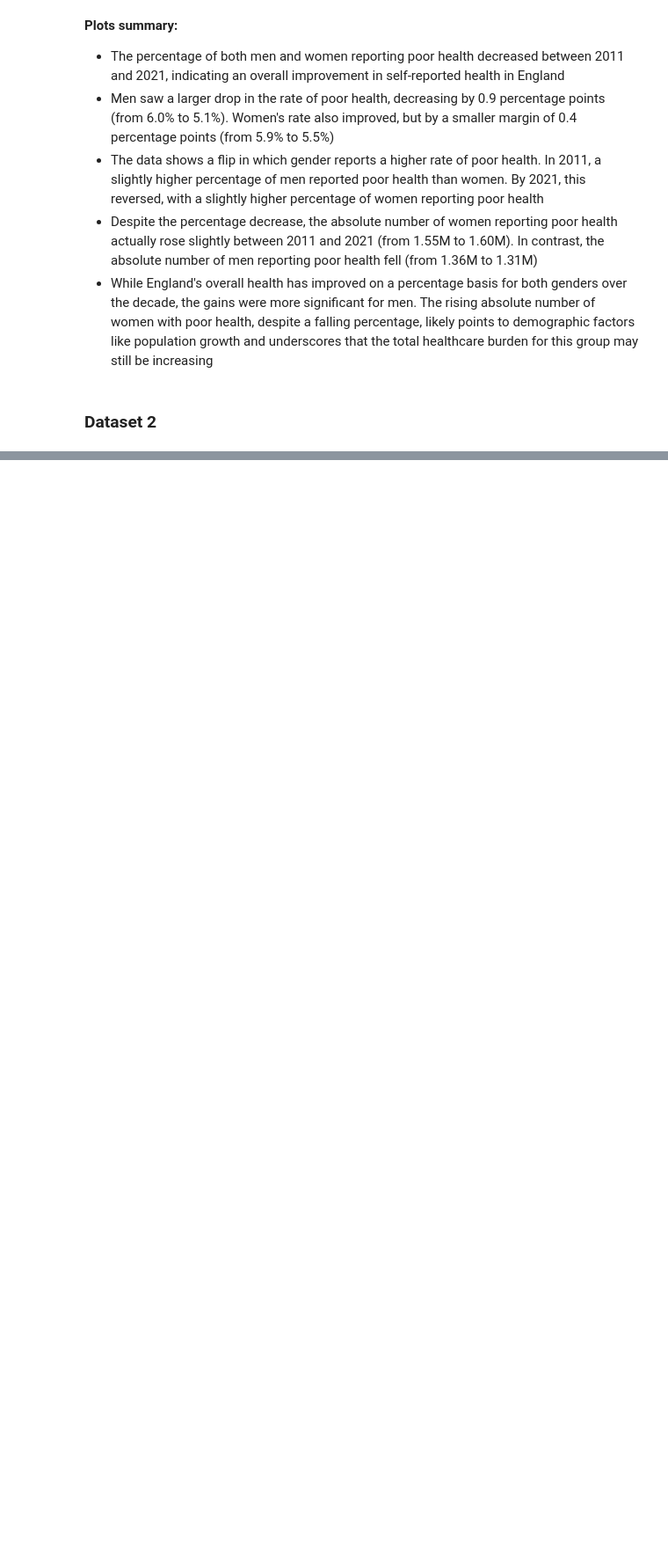
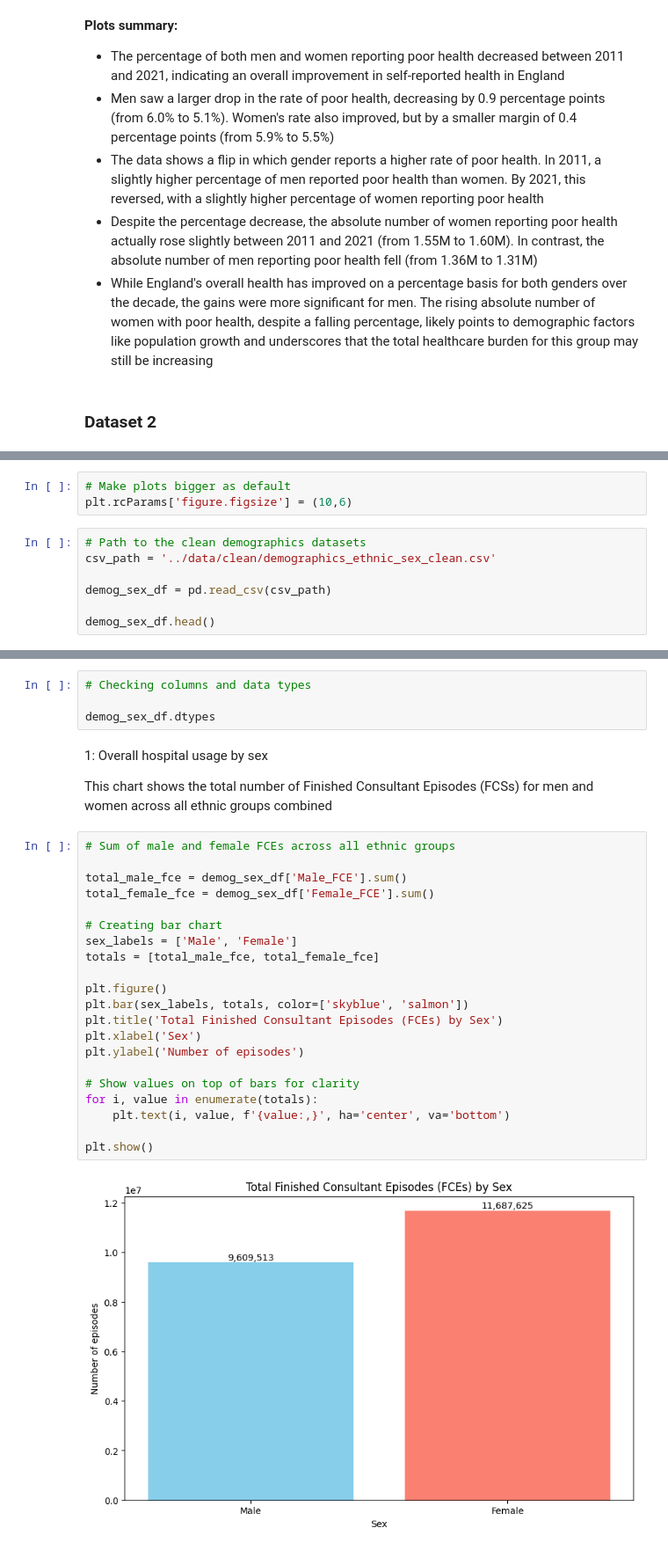
Before and after one commit to maymay238xx/Data-Science-Research-Project---Cisgender-and-Healthcare, a Jupyter notebook: notebooks/02-analysis-visualisation-notebook.ipynb, the cells around one changed output, grey strips where cells are left out. Shown at 88% size. Saved outputs shown, nothing was run; the diff lists cells and outputs as text; blank space fills up the shorter version.

Commit message:
added demographics output, added visualisations for demographics and diagnoses

```diff
--- a/notebooks/02-analysis-visualisation-notebook.ipynb
+++ b/notebooks/02-analysis-visualisation-notebook.ipynb
@@ -292,0 +298,10 @@ plt.grid(axis='y', linestyle='--', alpha=0.5)
+# %%
+# Make plots bigger as default
+plt.rcParams['figure.figsize'] = (10,6)
+# %%
+# Path to the clean demographics datasets
+csv_path = '../data/clean/demographics_ethnic_sex_clean.csv'
+
+demog_sex_df = pd.read_csv(csv_path)
+
+demog_sex_df.head()
@@ -292,0 +315,31 @@ plt.grid(axis='y', linestyle='--', alpha=0.5)
+# %%
+# Checking columns and data types
+
+demog_sex_df.dtypes
+# %% [markdown]
+1: Overall hospital usage by sex
+
+This chart shows the total number of Finished Consultant Episodes (FCSs) for men and women across all ethnic groups combined
+# %%
+# Sum of male and female FCEs across all ethnic groups
+
+total_male_fce = demog_sex_df['Male_FCE'].sum()
+total_female_fce = demog_sex_df['Female_FCE'].sum()
+
+# Creating bar chart
+sex_labels = ['Male', 'Female']
+totals = [total_male_fce, total_female_fce]
+
+plt.figure()
+plt.bar(sex_labels, totals, color=['skyblue', 'salmon'])
+plt.title('Total Finished Consultant Episodes (FCEs) by Sex')
+plt.xlabel('Sex')
+plt.ylabel('Number of episodes')
+
+# Show values on top of bars for clarity
+for i, value in enumerate(totals):
+    plt.text(i, value, f'{value:,}', ha='center', va='bottom')
+
+plt.show()
+# %% [output]
+[figure, added]
```
Also changed, not shown: parts of 32 cells of this notebook, 2 other files.
